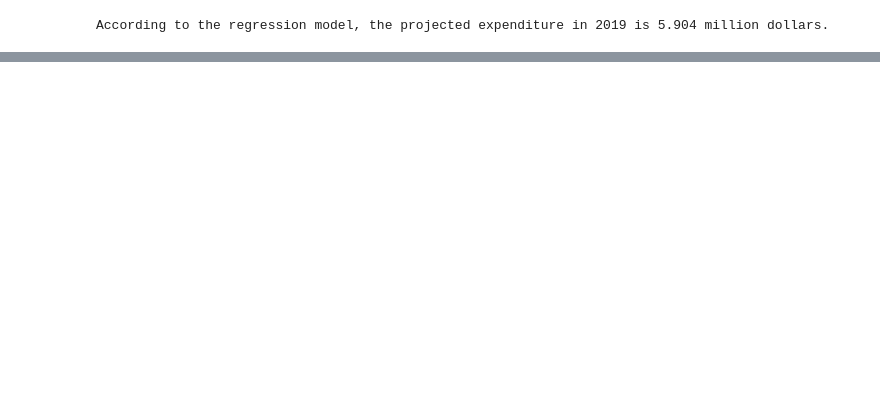
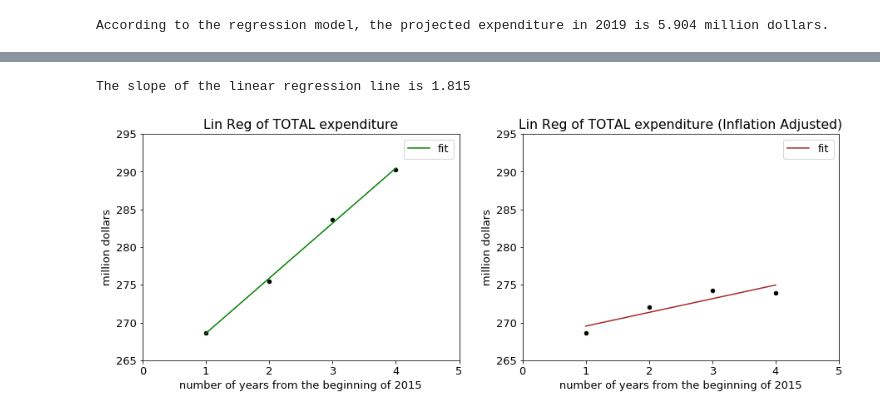
Before and after one commit to Kuku2333/s19-city-t3, a Jupyter notebook: yuankun.ipynb, the cells around one changed output, grey strips where cells are left out. Drawn from its saved outputs; the diff is of its cells as text; code cells hidden in the pictures; blank space fills up the shorter version.

```diff
--- a/yuankun.ipynb
+++ b/yuankun.ipynb
@@ -363,0 +577,8 @@ According to the regression model, the projected expenditure in 2019 is 5.904 mi
+# %%
+ax = df_total.plot.scatter(x='x', y='y', xlim=(0,5), c='black', title="Linear Regression of TOTAL expenditure")
+df_total["fit"] = df_total["x"] * m1 + n1
+df_total.plot.line(x='x', y='fit', ax=ax, c='green')
+
+ax.set_xlabel("number of years from the beginning of 2015")
+ax.set_ylabel("million dollars")
+None
@@ -363,0 +593,5 @@ According to the regression model, the projected expenditure in 2019 is 5.904 mi
+# %%
+pd_sum['net_2016'] *= (237.017/240.007)
+pd_sum['net_2017'] *= (237.017/245.120)
+pd_sum['net_2018'] *= (237.017/251.107)
+pd_sum
@@ -363,0 +601,7 @@ According to the regression model, the projected expenditure in 2019 is 5.904 mi
+# %%
+df_total2 = DataFrame({
+    "x": [1, 2, 3, 4],
+    "1": np.ones(4),
+    "y": pd_sum.loc[0].tolist()
+})
+df_total2
@@ -363,0 +614,26 @@ According to the regression model, the projected expenditure in 2019 is 5.904 mi
+# %%
+res = np.linalg.lstsq(df_total2[["x", "1"]], df_total2["y"], rcond=None)
+coefficients = res[0]
+m2 = coefficients[0]
+n2 = coefficients[1]
+print("The slope of the linear regression line is", m2.round(3))
+# %% [output]
+The slope of the linear regression line is 1.815
+# %%
+ax_list = list(plt.subplots(nrows=1, ncols=2, figsize=(15,5))[1])
+
+df_total.plot.scatter(ax=ax_list[0], x='x', y='y', xlim=(0,5), ylim=(265, 295), c='black', title="Lin Reg of TOTAL expenditure")
+df_total["fit"] = df_total["x"] * m1 + n1
+df_total.plot.line(x='x', y='fit', ax=ax_list[0], c='green')
+
+df_total2.plot.scatter(ax=ax_list[1], x='x', y='y', xlim=(0,5), ylim=(265, 295), c='black', title="Lin Reg of TOTAL expenditure (Inflation Adjusted)")
+df_total2["fit"] = df_total2["x"] * m2 + n2
+df_total2.plot.line(x='x', y='fit', ax=ax_list[1], c='brown')
+
+ax_list[0].set_xlabel("number of years from the beginning of 2015")
+ax_list[0].set_ylabel("million dollars")
+ax_list[1].set_xlabel("number of years from the beginning of 2015")
+ax_list[1].set_ylabel("million dollars")
+None
+# %% [output]
+[figure, added]
```
Also changed, not shown: parts of 26 cells of this notebook.
